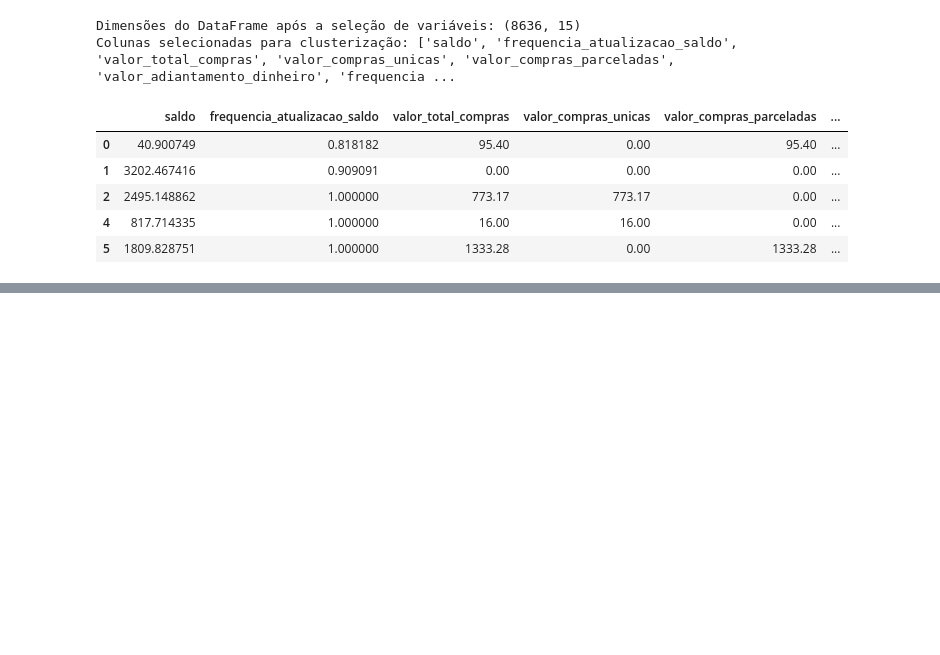
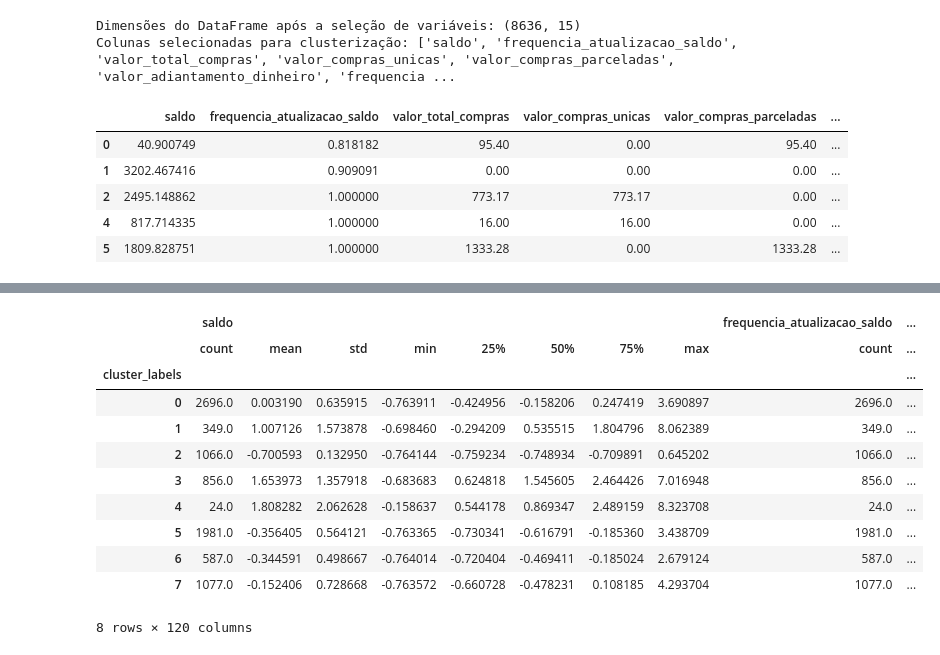
Before and after one commit to tnleite/credit-card-customer-clustering, a Jupyter notebook: 02-Analise/credit-card-customer-clustering.ipynb, the cells around one changed output, grey strips where cells are left out. Drawn from its saved outputs; the diff is of its cells as text; code cells hidden in the pictures; blank space fills up the shorter version.

```diff
--- a/02-Analise/credit-card-customer-clustering.ipynb
+++ b/02-Analise/credit-card-customer-clustering.ipynb
@@ -1573,0 +1599,25 @@ plt.show()
+# %%
+# Etapa 1: Análise das Características Centrais (com todas as variáveis)
+# Vamos calcular as estatísticas descritivas para todas as variáveis no dataset
+
+# Adicionando a coluna de 'cluster_labels' ao DataFrame
+df_normalizado['cluster_labels'] = cluster_labels  # Adiciona os labels de cluster
+
+# Calculando as estatísticas descritivas para todas as variáveis no dataset
+estatisticas_clusters = df_normalizado.groupby('cluster_labels').describe()
+
+# Exibindo as estatísticas descritivas
+estatisticas_clusters
+# %% [output]
+|  | saldo |  |  |  |  |  |  |  | frequencia_atualizacao_saldo | ... |
+|  | count | mean | std | min | 25% | 50% | 75% | max | count | ... |
+| cluster_labels |  |  |  |  |  |  |  |  |  | ... |
+| 0 | 2696.0 | 0.003190 | 0.635915 | -0.763911 | -0.424956 | -0.158206 | 0.247419 | 3.690897 | 2696.0 | ... |
+| 1 | 349.0 | 1.007126 | 1.573878 | -0.698460 | -0.294209 | 0.535515 | 1.804796 | 8.062389 | 349.0 | ... |
+| 2 | 1066.0 | -0.700593 | 0.132950 | -0.764144 | -0.759234 | -0.748934 | -0.709891 | 0.645202 | 1066.0 | ... |
+| 3 | 856.0 | 1.653973 | 1.357918 | -0.683683 | 0.624818 | 1.545605 | 2.464426 | 7.016948 | 856.0 | ... |
+| 4 | 24.0 | 1.808282 | 2.062628 | -0.158637 | 0.544178 | 0.869347 | 2.489159 | 8.323708 | 24.0 | ... |
+| 5 | 1981.0 | -0.356405 | 0.564121 | -0.763365 | -0.730341 | -0.616791 | -0.185360 | 3.438709 | 1981.0 | ... |
+| 6 | 587.0 | -0.344591 | 0.498667 | -0.764014 | -0.720404 | -0.469411 | -0.185024 | 2.679124 | 587.0 | ... |
+| 7 | 1077.0 | -0.152406 | 0.728668 | -0.763572 | -0.660728 | -0.478231 | 0.108185 | 4.293704 | 1077.0 | ... |
+8 rows × 120 columns
```
Also changed, not shown: parts of 38 cells of this notebook.
